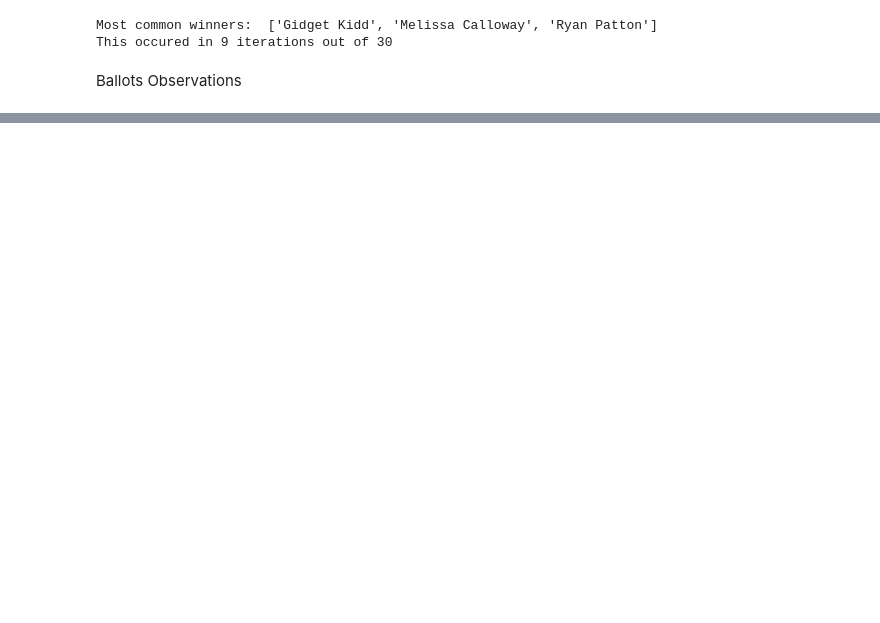
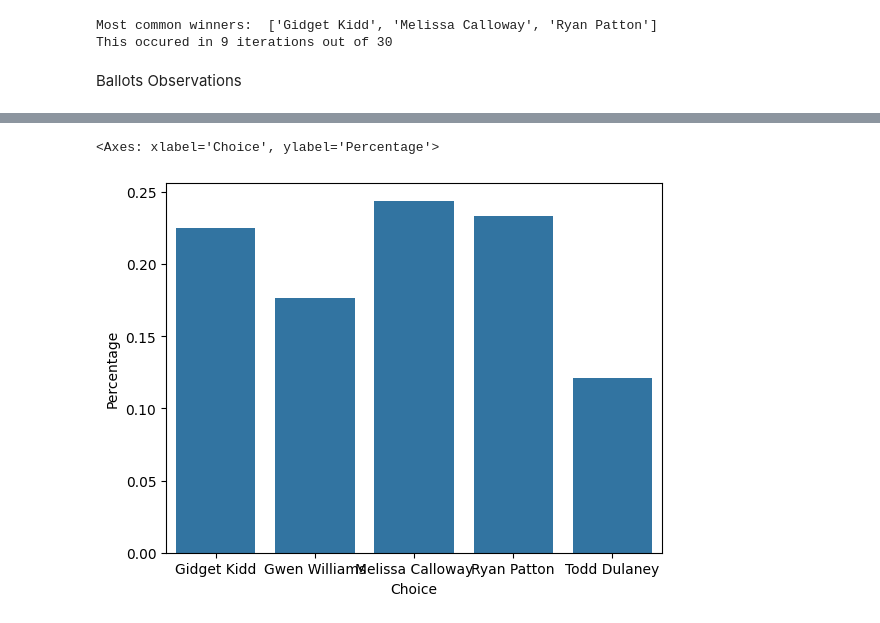
Before and after one commit to Jmilk3/UCS_Voting_Repo, a Jupyter notebook: Visualization_Experiments/visualizing_ballot_outcomes.ipynb, the cells around one changed output, grey strips where cells are left out. Saved outputs shown, nothing was run; the diff lists cells and outputs as text; code cells hidden in the pictures; blank space fills up the shorter version.

```diff
--- a/Visualization_Experiments/visualizing_ballot_outcomes.ipynb
+++ b/Visualization_Experiments/visualizing_ballot_outcomes.ipynb
@@ -95,0 +115,6 @@ full_df
+# %%
+results = pd.read_csv(BASE_DIR / "Election_Data_Sheets" / "csv" / "results_pct_20231107.csv")
+results = results[results["Contest Name"] == "ASHEBORO CITY SCHOOLS BOARD OF EDUCATION"]
+results = results[["Choice", "Total Votes"]]
+results = results.groupby("Choice")['Total Votes'].sum().reset_index()
+results = results[results["Choice"] != "Write-In (Miscellaneous)"] #Drop Write-Ins, since that's not a choice in the Simulation
@@ -95,0 +154,8 @@ full_df
+# %%
+total_votes = results["Total Votes"].sum()
+results["Percentage"] = results["Total Votes"] / total_votes
+sns.barplot(results, x="Choice", y="Percentage")
+plt.title("Actual Results")
+# %% [output]
+<Axes: xlabel='Choice', ylabel='Percentage'>
+[figure, added]
```
Also changed, not shown: parts of 12 cells of this notebook.
